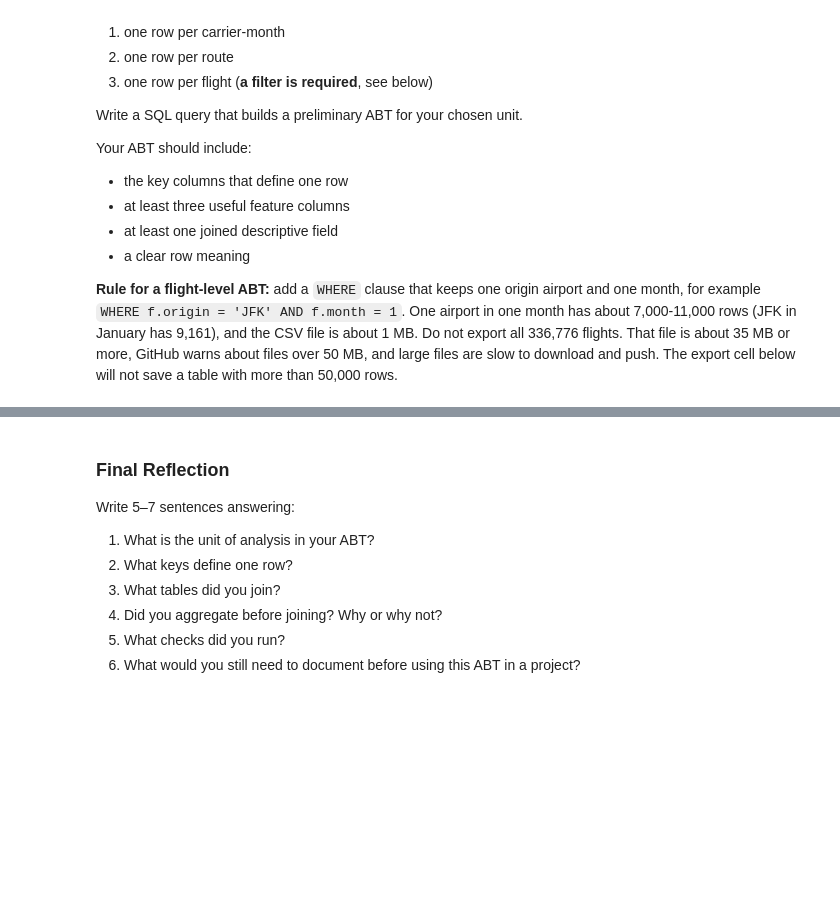
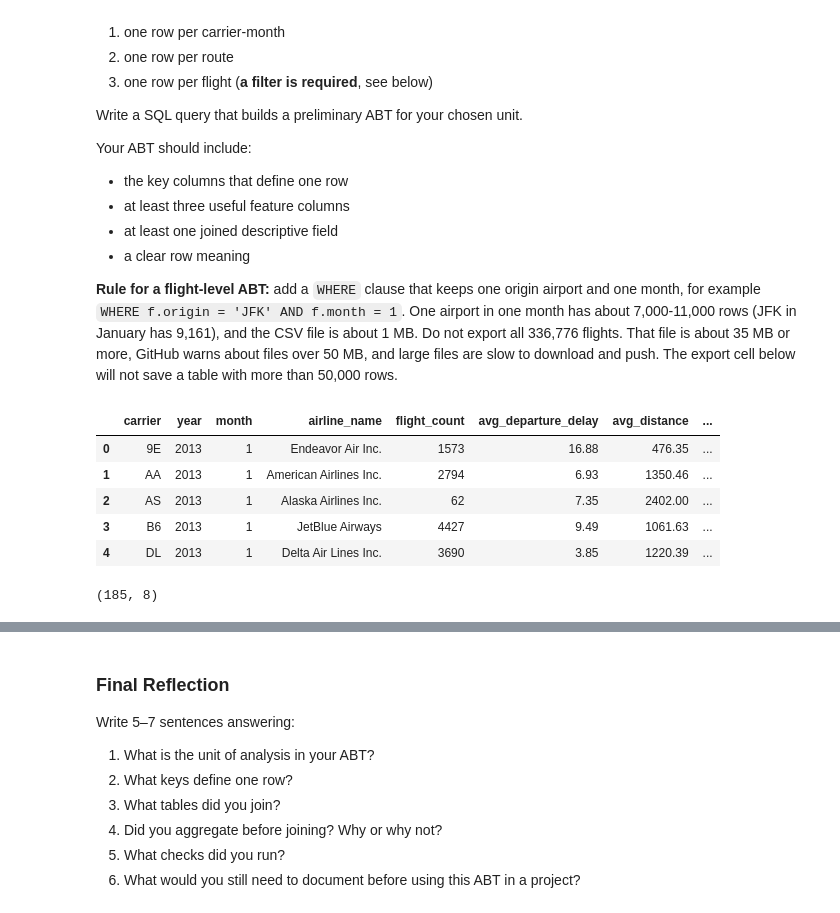
Before and after one commit to pipvep/ban6003-week9-10-pip, a Jupyter notebook: notebooks/module10_sql_joins_abt_guided_lab.ipynb, the cells around one changed output, grey strips where cells are left out. Drawn from its saved outputs; the diff is of its cells as text; code cells hidden in the pictures; blank space fills up the shorter version.

```diff
--- a/notebooks/module10_sql_joins_abt_guided_lab.ipynb
+++ b/notebooks/module10_sql_joins_abt_guided_lab.ipynb
@@ -675,16 +927,49 @@ Your ABT should include:
 # %%
 # Final Practice
 # Build your preliminary ABT here.
 
 query = '''
-
+SELECT
+    f.carrier,
+    f.year,
+    f.month,
+    a.name AS airline_name,
+    COUNT(*) AS flight_count,
+    ROUND(AVG(f.dep_delay)::numeric, 2)::float AS avg_departure_delay,
+    ROUND(AVG(f.distance)::numeric, 2)::float AS avg_distance,
+    ROUND(
+        AVG(CASE WHEN f.dep_time IS NULL THEN 1.0 ELSE 0.0 END)::numeric,
+        4
+    )::float AS cancellation_rate
+FROM flights AS f
+LEFT JOIN airlines AS a
+    ON f.carrier = a.carrier
+GROUP BY
+    f.carrier,
+    f.year,
+    f.month,
+    a.name
+ORDER BY
+    f.year,
+    f.month,
+    f.carrier;
 '''
 
 my_abt = run_query(query, engine)
 my_abt.head()
+# %% [output]
+|  | carrier | year | month | airline_name | flight_count | avg_departure_delay | avg_distance | ... |
+| 0 | 9E | 2013 | 1 | Endeavor Air Inc. | 1573 | 16.88 | 476.35 | ... |
+| 1 | AA | 2013 | 1 | American Airlines Inc. | 2794 | 6.93 | 1350.46 | ... |
+| 2 | AS | 2013 | 1 | Alaska Airlines Inc. | 62 | 7.35 | 2402.00 | ... |
+| 3 | B6 | 2013 | 1 | JetBlue Airways | 4427 | 9.49 | 1061.63 | ... |
+| 4 | DL | 2013 | 1 | Delta Air Lines Inc. | 3690 | 3.85 | 1220.39 | ... |
 # %%
 # Final Practice check 1
 # Check the shape of your ABT.
+my_abt.shape
+# %% [output]
+(185, 8)
 # %%
 # Final Practice check 2
 # Check missing values.
```
Also changed, not shown: parts of 34 cells of this notebook, 2 other files.
